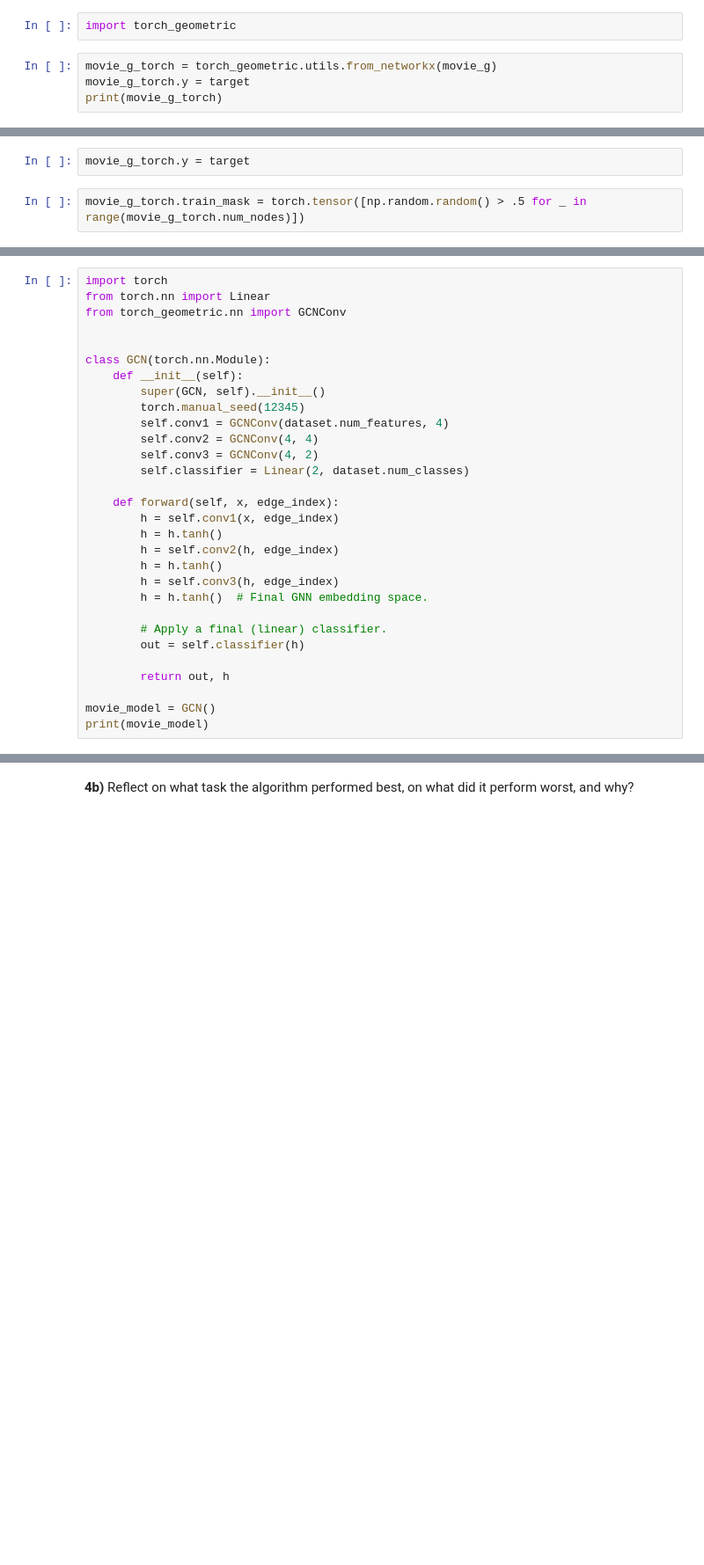
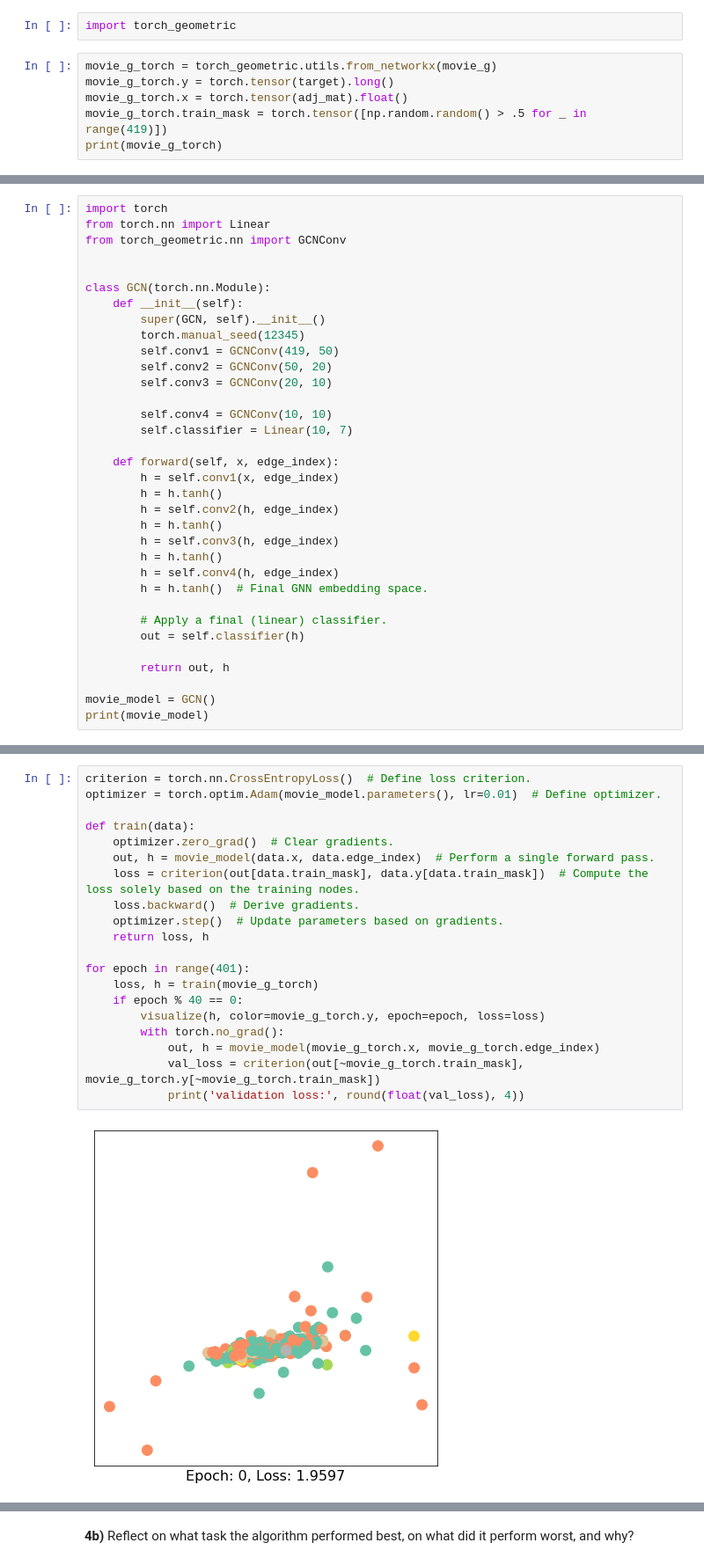
Before and after one commit to egemenpamukcu/Tutorials-Homework-Notebooks, a Jupyter notebook: week 6/Tutorial_1_deep_graphs_networks_manifolds.ipynb, the cells around one changed output, grey strips where cells are left out. Shown at 88% size. Drawn from its saved outputs; the diff is of its cells as text; blank space fills up the shorter version.

```diff
--- a/week 6/Tutorial_1_deep_graphs_networks_manifolds.ipynb
+++ b/week 6/Tutorial_1_deep_graphs_networks_manifolds.ipynb
@@ -3178,5 +3178,7 @@ rreflection = 'It performe better than I expected in the classification task wit
 import torch_geometric
 # %%
 movie_g_torch = torch_geometric.utils.from_networkx(movie_g)
-movie_g_torch.y = target
+movie_g_torch.y = torch.tensor(target).long()
+movie_g_torch.x = torch.tensor(adj_mat).float()
+movie_g_torch.train_mask = torch.tensor([np.random.random() > .5 for _ in range(419)])
 print(movie_g_torch)
@@ -3183,4 +3186,0 @@ print(movie_g_torch)
-# %%
-movie_g_torch.y = target
-# %%
-movie_g_torch.train_mask = torch.tensor([np.random.random() > .5 for _ in range(movie_g_torch.num_nodes)])
@@ -3198,10 +3194,12 @@ class GCN(torch.nn.Module):
     def __init__(self):
         super(GCN, self).__init__()
         torch.manual_seed(12345)
-        self.conv1 = GCNConv(dataset.num_features, 4)
-        self.conv2 = GCNConv(4, 4)
-        self.conv3 = GCNConv(4, 2)
-        self.classifier = Linear(2, dataset.num_classes)
+        self.conv1 = GCNConv(419, 50)
+        self.conv2 = GCNConv(50, 20)
+        self.conv3 = GCNConv(20, 10)
+
+        self.conv4 = GCNConv(10, 10)
+        self.classifier = Linear(10, 7)
 
     def forward(self, x, edge_index):
         h = self.conv1(x, edge_index)
@@ -3209,6 +3207,8 @@ class GCN(torch.nn.Module):
         h = self.conv2(h, edge_index)
         h = h.tanh()
         h = self.conv3(h, edge_index)
+        h = h.tanh()
+        h = self.conv4(h, edge_index)
         h = h.tanh()  # Final GNN embedding space.
 
         # Apply a final (linear) classifier.
@@ -3227 +3228,23 @@ GCN(
 )
+# %%
+criterion = torch.nn.CrossEntropyLoss()  # Define loss criterion.
+optimizer = torch.optim.Adam(movie_model.parameters(), lr=0.01)  # Define optimizer.
+
+def train(data):
+    optimizer.zero_grad()  # Clear gradients.
+    out, h = movie_model(data.x, data.edge_index)  # Perform a single forward pass.
+    loss = criterion(out[data.train_mask], data.y[data.train_mask])  # Compute the loss solely based on the training nodes.
+    loss.backward()  # Derive gradients.
+    optimizer.step()  # Update parameters based on gradients.
+    return loss, h
+
+for epoch in range(401):
+    loss, h = train(movie_g_torch)
+    if epoch % 40 == 0:
+        visualize(h, color=movie_g_torch.y, epoch=epoch, loss=loss)
+        with torch.no_grad():
+            out, h = movie_model(movie_g_torch.x, movie_g_torch.edge_index)
+            val_loss = criterion(out[~movie_g_torch.train_mask], movie_g_torch.y[~movie_g_torch.train_mask])
+            print('validation loss:', round(float(val_loss), 4))
+# %% [output]
+[figure, added]
```
Also changed, not shown: parts of 15 cells of this notebook.
